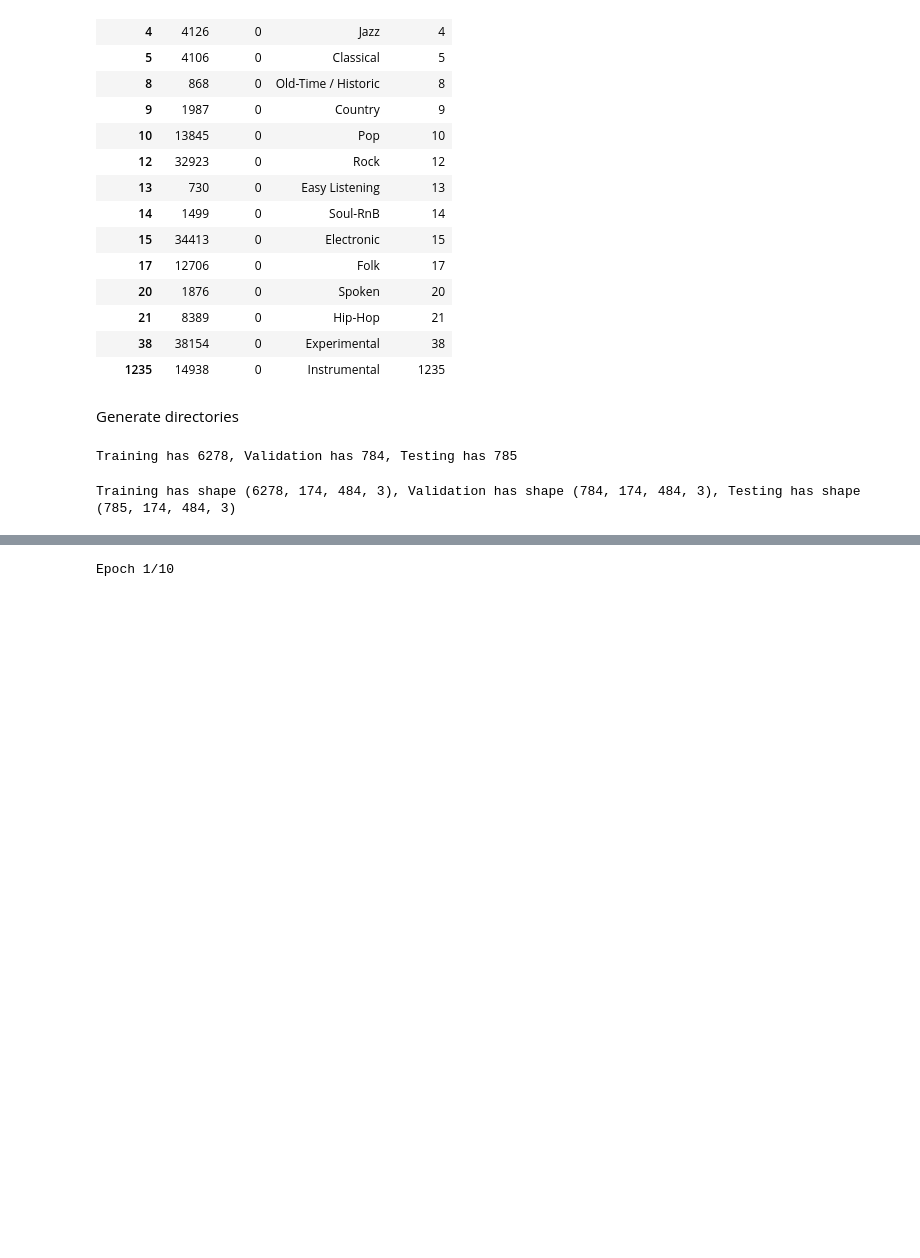
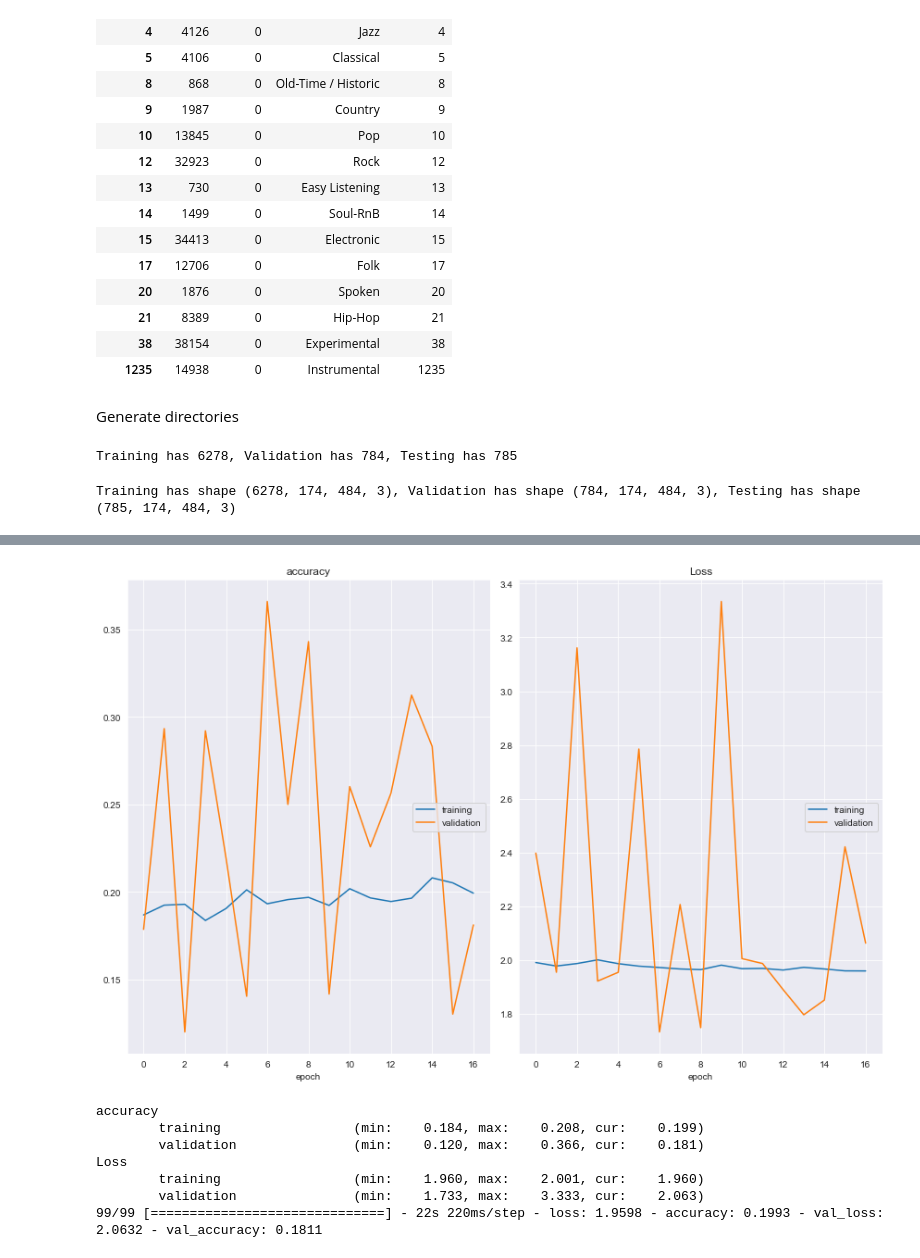
Before and after one commit to ThetaRangers/ML, a Jupyter notebook: classification.ipynb, the cells around one changed output, grey strips where cells are left out. Cells and saved outputs as stored; diff of their text form; code cells hidden in the pictures; blank space fills up the shorter version.

```diff
--- a/classification.ipynb
+++ b/classification.ipynb
@@ -202,4 +232,16 @@ None
 # %%
-history = model.fit(training_data, training_labels, validation_data=(validation_data, validation_labels), epochs=10, batch_size=64)
+early_stop = EarlyStopping(monitor='val_loss',
+                           patience=10,
+                           restore_best_weights=True,
+                           mode='min')
+
+history = model.fit(training_data, training_labels, validation_data=(validation_data, validation_labels), epochs=50, batch_size=64, callbacks=[early_stop, PlotLossesKeras()])
 # %% [output]
+[figure, added]
-Epoch 1/10
+accuracy
+        training                 (min:    0.184, max:    0.208, cur:    0.199)
+        validation               (min:    0.120, max:    0.366, cur:    0.181)
+Loss
+        training                 (min:    1.960, max:    2.001, cur:    1.960)
+        validation               (min:    1.733, max:    3.333, cur:    2.063)
+99/99 [==============================] - 22s 220ms/step - loss: 1.9598 - accuracy: 0.1993 - val_loss: 2.0632 - val_accuracy: 0.1811
```
Also changed, not shown: parts of 10 cells of this notebook, 4 other files.
